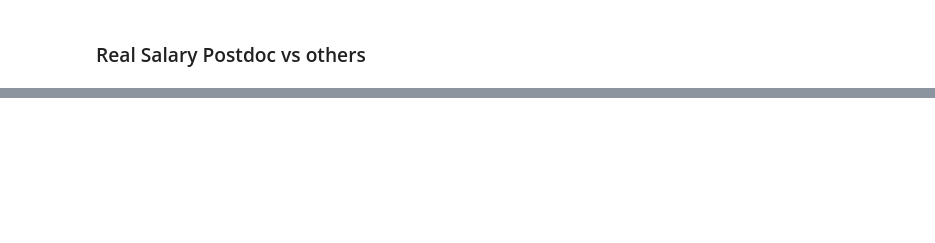
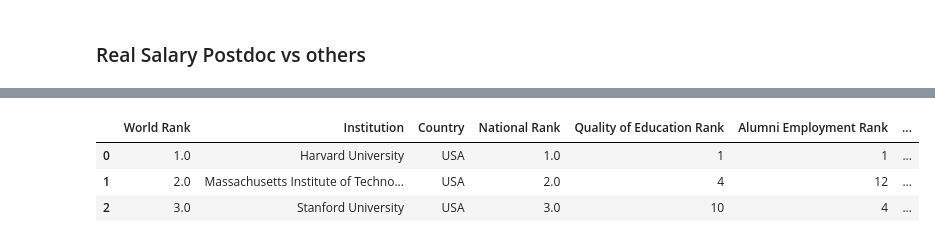
Before and after one commit to timsainb/postdoc_salaries, a Jupyter notebook: notebooks/05.0-compare-postdoc-versus-median-salary-in-postdoc-regions.ipynb, the cells around one changed output, grey strips where cells are left out. Saved outputs shown, nothing was run; the diff lists cells and outputs as text; code cells hidden in the pictures; blank space fills up the shorter version.

```diff
--- a/notebooks/05.0-compare-postdoc-versus-median-salary-in-postdoc-regions.ipynb
+++ b/notebooks/05.0-compare-postdoc-versus-median-salary-in-postdoc-regions.ipynb
@@ -207,0 +211,7 @@ save_fig(FIGURE_DIR / 'real_salary_postdoc_vs_median')
+# %%
+university_df[:3]
+# %% [output]
+|  | World Rank | Institution | Country | National Rank | Quality of Education Rank | Alumni Employment Rank | ... |
+| 0 | 1.0 | Harvard University | USA | 1.0 | 1 | 1 | ... |
+| 1 | 2.0 | Massachusetts Institute of Techno... | USA | 2.0 | 4 | 12 | ... |
+| 2 | 3.0 | Stanford University | USA | 3.0 | 10 | 4 | ... |
```
Also changed, not shown: parts of 22 cells of this notebook, 32 other files.
